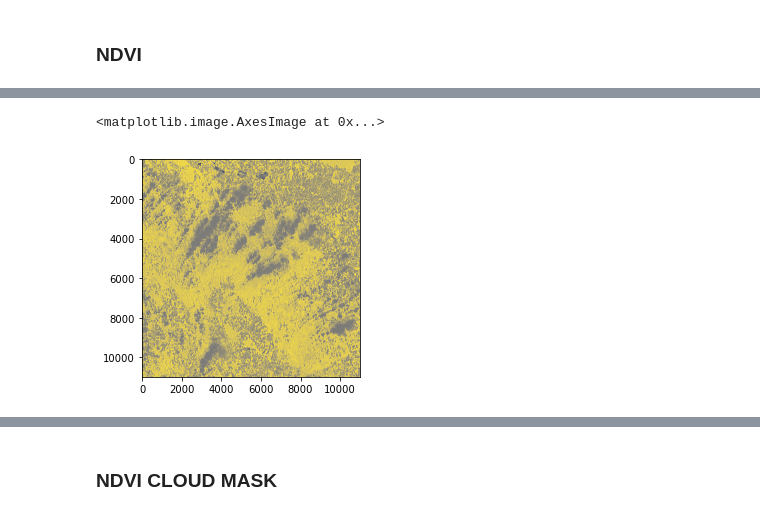
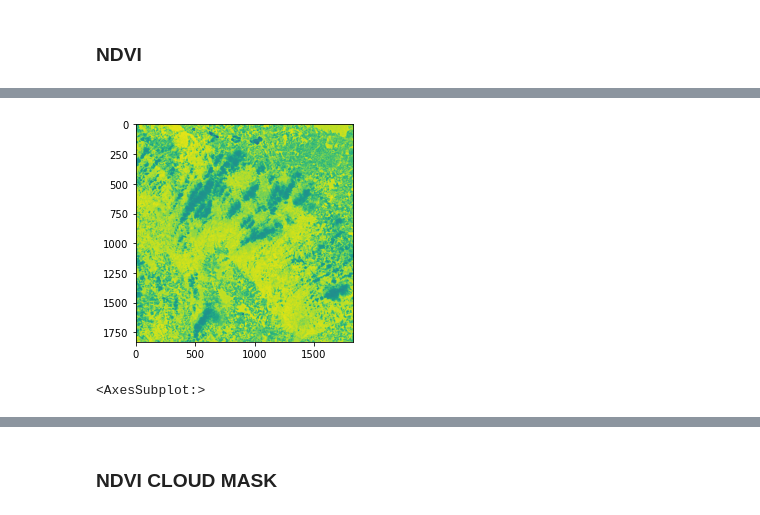
Before and after one commit to gutiKristian/sentinel, a Jupyter notebook: notebooks/sentinel2.ipynb, the cells around one changed output, grey strips where cells are left out. Saved outputs shown, nothing was run; the diff lists cells and outputs as text; code cells hidden in the pictures.

```diff
--- a/notebooks/sentinel2.ipynb
+++ b/notebooks/sentinel2.ipynb
@@ -136,8 +136,8 @@ with rasterio.open("rgb3.jp2", 'w', **rgb2) as dst:
 # %% [markdown]
 ### NDVI
 # %%
-red_band = raster_data + 'R10m/T33UXR_20200912T100031_B04_10m.jp2'
-nir_band = raster_data + 'R10m/T33UXR_20200912T100031_B08_10m.jp2'
+red_band = raster_data + 'R60m/T33UXR_20200912T100031_B04_60m.jp2'
+nir_band = raster_data + 'R60m/T33UXR_20200912T100031_B8A_60m.jp2'
 # %%
 %%time
 with rasterio.open(red_band) as red:
@@ -157,5 +157,5 @@ Wall time: 1.94 s
-# %%
-plt.imshow(ndvi.squeeze(), cmap='cividis')
-# %% [output]
-<matplotlib.image.AxesImage at 0x...>
-[figure, removed]
+# %%
+show(ndvi)
+# %% [output]
+[figure, added]
+<AxesSubplot:>
```
Also changed, not shown: parts of 28 cells of this notebook.
